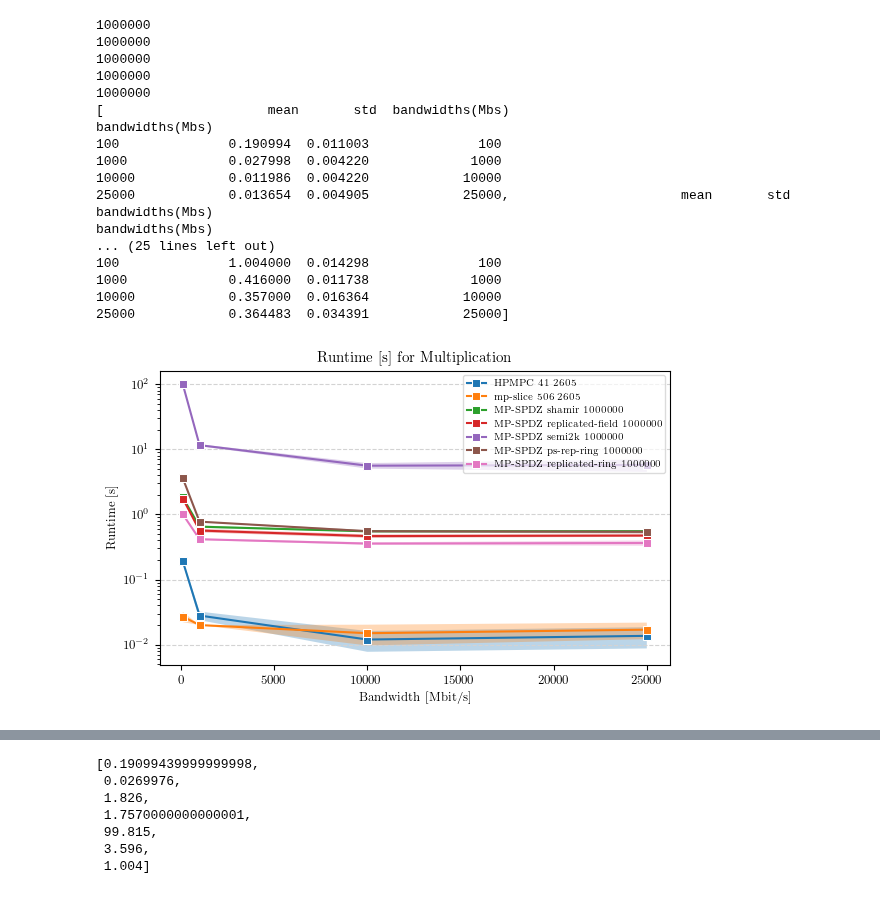
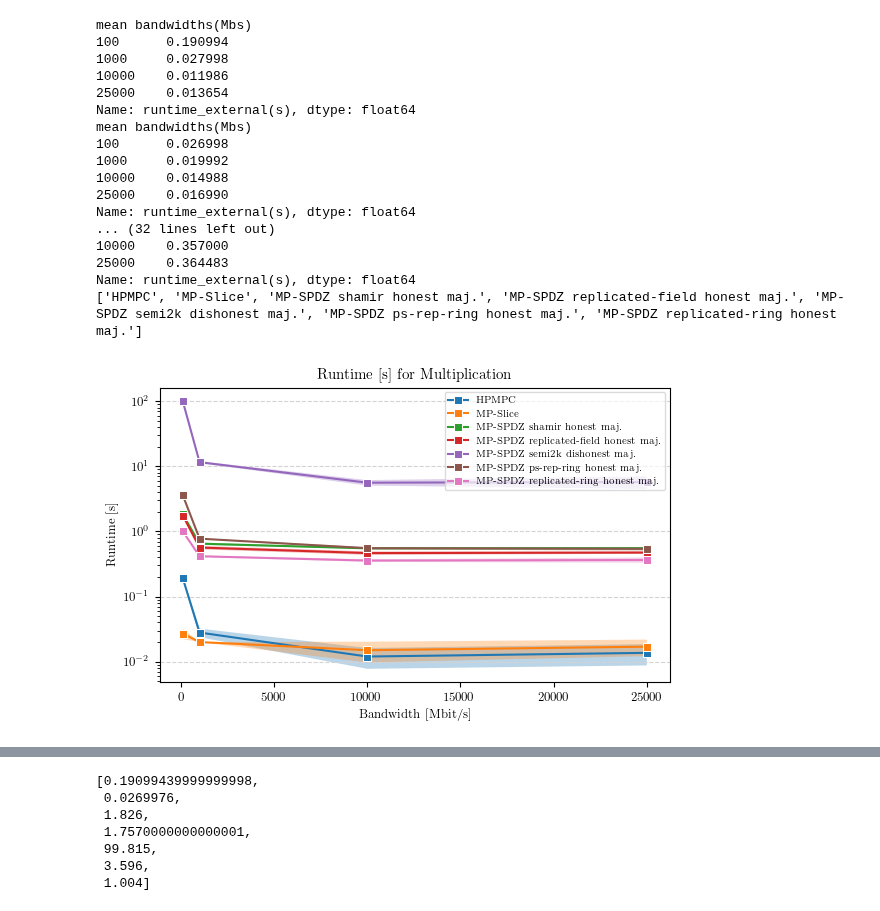
Before and after one commit to aSlunk/results, a Jupyter notebook: mp-slice/01_Multiplication/Deviation.ipynb, the cells around one changed output, grey strips where cells are left out. Saved outputs shown, nothing was run; the diff lists cells and outputs as text; code cells hidden in the pictures.

```diff
--- a/mp-slice/01_Multiplication/Deviation.ipynb
+++ b/mp-slice/01_Multiplication/Deviation.ipynb
@@ -53,52 +53,54 @@ import pandas as pd
 # %%
 bandwidth,label=rf.get_bandwidth_deviation(data)
 # del bandwidth[0] # AUCTION
 # del bandwidth[1]
 # del bandwidth[2]
 # del bandwidth[-2]
 # del bandwidth[-2]
 # del label[0]
 # del label[1]
 # del label[2]
 # del label[-2]
 # del label[-2]
 
 # del label[0] # AES
 # del label[-1]
 # del bandwidth[0]
 # del bandwidth[-1]
 
 # del bandwidth[3] # DIVISION
 # del bandwidth[3]
 # del label[3]
 # del label[3]
 
 # del bandwidth[-2] # secure min
 # del bandwidth[-2]
 # del label[-2]
 # del label[-2]
 
-print(bandwidth)
+label = ['HPMPC', 'MP-Slice', 'MP-SPDZ shamir honest maj.', 'MP-SPDZ replicated-field honest maj.', 'MP-SPDZ semi2k dishonest maj.', 'MP-SPDZ ps-rep-ring honest maj.', 'MP-SPDZ replicated-ring honest maj.']
+
+print(label)
 rf.plot_deviation(bandwidth,label,"test.png",experiment,"Bandwidth [Mbit/s]","Runtime [s]",True)
 # %% [output]
-1000000
-1000000
-1000000
-1000000
-1000000
-[                     mean       std  bandwidths(Mbs)
-bandwidths(Mbs)
-100              0.190994  0.011003              100
-1000             0.027998  0.004220             1000
-10000            0.011986  0.004220            10000
-25000            0.013654  0.004905            25000,                      mean       std  bandwidths(Mbs)
-bandwidths(Mbs)
-... (25 lines left out)
-100              1.004000  0.014298              100
-1000             0.416000  0.011738             1000
-10000            0.357000  0.016364            10000
-25000            0.364483  0.034391            25000]
+mean bandwidths(Mbs)
+100      0.190994
+1000     0.027998
+10000    0.011986
+25000    0.013654
+Name: runtime_external(s), dtype: float64
+mean bandwidths(Mbs)
+100      0.026998
+1000     0.019992
+10000    0.014988
+25000    0.016990
+Name: runtime_external(s), dtype: float64
+... (32 lines left out)
+10000    0.357000
+25000    0.364483
+Name: runtime_external(s), dtype: float64
+['HPMPC', 'MP-Slice', 'MP-SPDZ shamir honest maj.', 'MP-SPDZ replicated-field honest maj.', 'MP-SPDZ semi2k dishonest maj.', 'MP-SPDZ ps-rep-ring honest maj.', 'MP-SPDZ replicated-ring honest maj.']
-[figure, old version]
+[figure, new version]
 # %%
 latency,label=rf.get_latency_deviation(data)
 # del latency[0] # AUCTION
```
Also changed, not shown: parts of 2 cells of this notebook, 13 other files.
